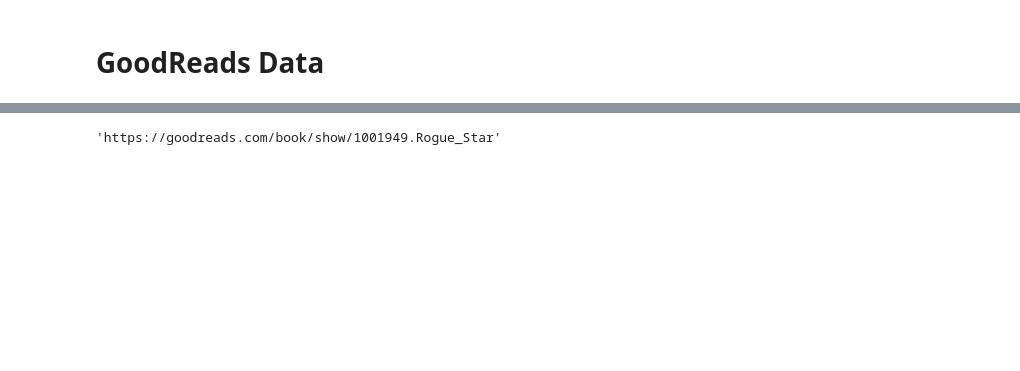
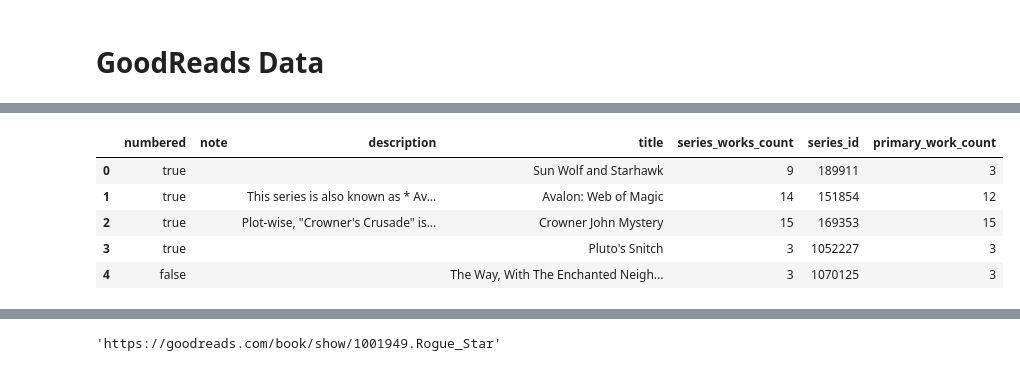
Before and after one commit to shelleylwang/goodreads-recommendations, a Jupyter notebook: data_cleaning_scratch.ipynb, the cells around one changed output, grey strips where cells are left out. Drawn from its saved outputs; the diff is of its cells as text; code cells hidden in the pictures; blank space fills up the shorter version.

```diff
--- a/data_cleaning_scratch.ipynb
+++ b/data_cleaning_scratch.ipynb
@@ -19 +45,10 @@ gr100k = pd.read_csv('data/GoodReads_100k_books.csv')
+# %%
+gr_series.head()
+# %% [output]
+|  | numbered | note | description | title | series_works_count | series_id | primary_work_count |
+| 0 | true |  |  | Sun Wolf and Starhawk | 9 | 189911 | 3 |
+| 1 | true |  | This series is also known as * Av... | Avalon: Web of Magic | 14 | 151854 | 12 |
+| 2 | true |  | Plot-wise, "Crowner's Crusade" is... | Crowner John Mystery | 15 | 169353 | 15 |
+| 3 | true |  |  | Pluto's Snitch | 3 | 1052227 | 3 |
+| 4 | false |  |  | The Way, With The Enchanted Neigh... | 3 | 1070125 | 3 |
 # %%
```
Also changed, not shown: parts of 14 cells of this notebook.
